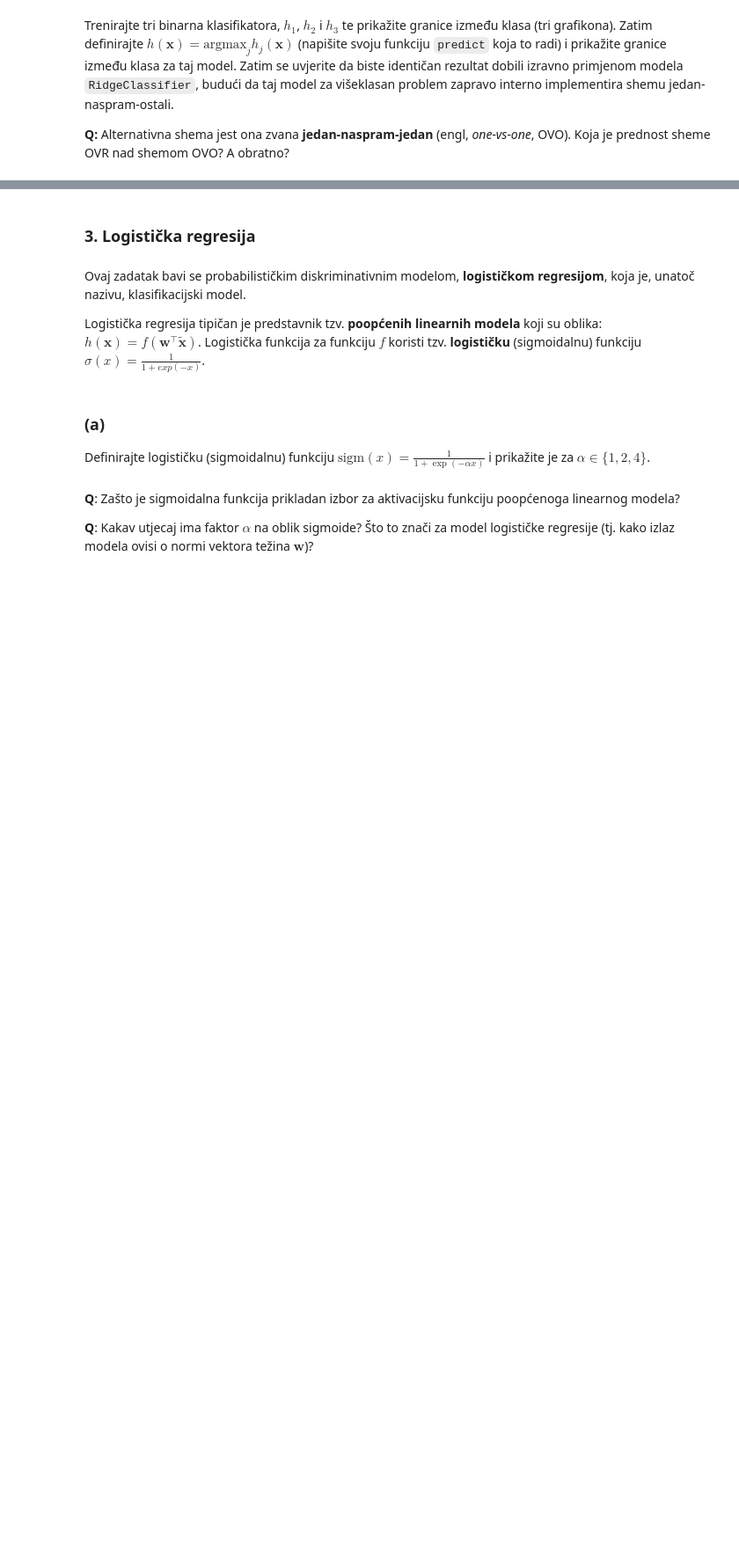
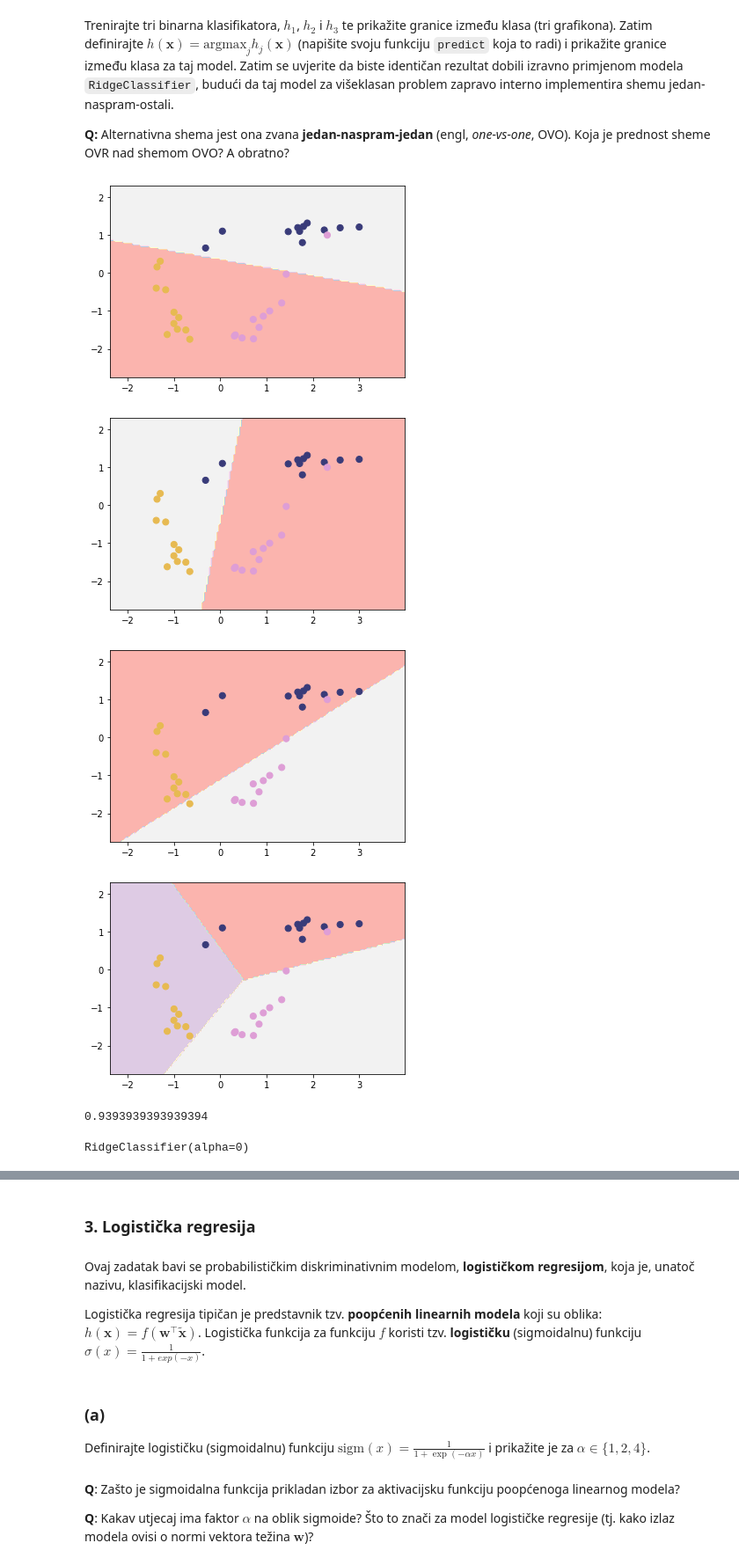
Before and after one commit to mateoim/su-lab-20-21, a Jupyter notebook: lab02/SU-2020-LAB02-0036509386.ipynb, the cells around one changed output, grey strips where cells are left out. Shown at 88% size. Drawn from its saved outputs; the diff is of its cells as text; code cells hidden in the pictures; blank space fills up the shorter version.

```diff
--- a/lab02/SU-2020-LAB02-0036509386.ipynb
+++ b/lab02/SU-2020-LAB02-0036509386.ipynb
@@ -97,9 +103,16 @@ plot_classification(seven_X, seven_y)
 # %% [markdown]
 Kako bi se uvjerili da se u isprobanoj implementaciji ne radi o ničemu doli o običnoj linearnoj regresiji, napišite kôd koji dolazi do jednakog rješenja korištenjem isključivo razreda [`LinearRegression`](http://scikit-learn.org/stable/modules/generated/sklearn.linear_model.LinearRegression.html). Funkciju za predikciju, koju predajete kao treći argument `h` funkciji `plot_2d_clf_problem`, možete definirati lambda-izrazom: `lambda x : model.predict(x) >= 0.5`.
 # %%
-reg1a = LinearRegression()
-reg1a.fit(seven_X, seven_y)
-plot_2d_clf_problem(seven_X, seven_y, lambda x: reg1a.predict(x) >= 0.5)
-accuracy_score(seven_y, [round(x) for x in reg1a.predict(seven_X)])
+def plot_reg_classification(X, y, silent=False):
+    reg1func = LinearRegression()
+    reg1func.fit(X, y)
+
+    if not silent:
+        plot_2d_clf_problem(seven_X, seven_y, lambda x: reg1func.predict(x) >= 0.5)
+        print(accuracy_score(y, [round(x) for x in reg1func.predict(seven_X)]))
+
+    return reg1func
+
+plot_reg_classification(seven_X, seven_y)
 # %% [output]
 1.0
@@ -150,0 +171,28 @@ Trenirajte tri binarna klasifikatora, $h_1$, $h_2$ i $h_3$ te prikažite granice
+# %%
+h2 = []
+
+for i in range(3) :
+    filtered_y = [1 if x == i else 0 for x in y2]
+    h2.append(plot_reg_classification(X2, filtered_y, silent=True))
+    plot_2d_clf_problem(X2, y2, lambda x: h2[i].predict(x) >= 0.5)
+    plt.show()
+
+def compound_predict(x):
+    predictions = []
+
+    for i in range(len(h2)):
+        value = h2[i].predict(x)
+        predictions.append(value)
+
+    return np.argmax(predictions, axis=0)
+
+plot_2d_clf_problem(X2, y2, compound_predict)
+plt.show()
+plot_classification(X2, y2)
+# %% [output]
+[figure, added]
+[figure, added]
+[figure, added]
+[figure, added]
+0.9393939393939394
+RidgeClassifier(alpha=0)
```
Also changed, not shown: parts of 8 cells of this notebook.
